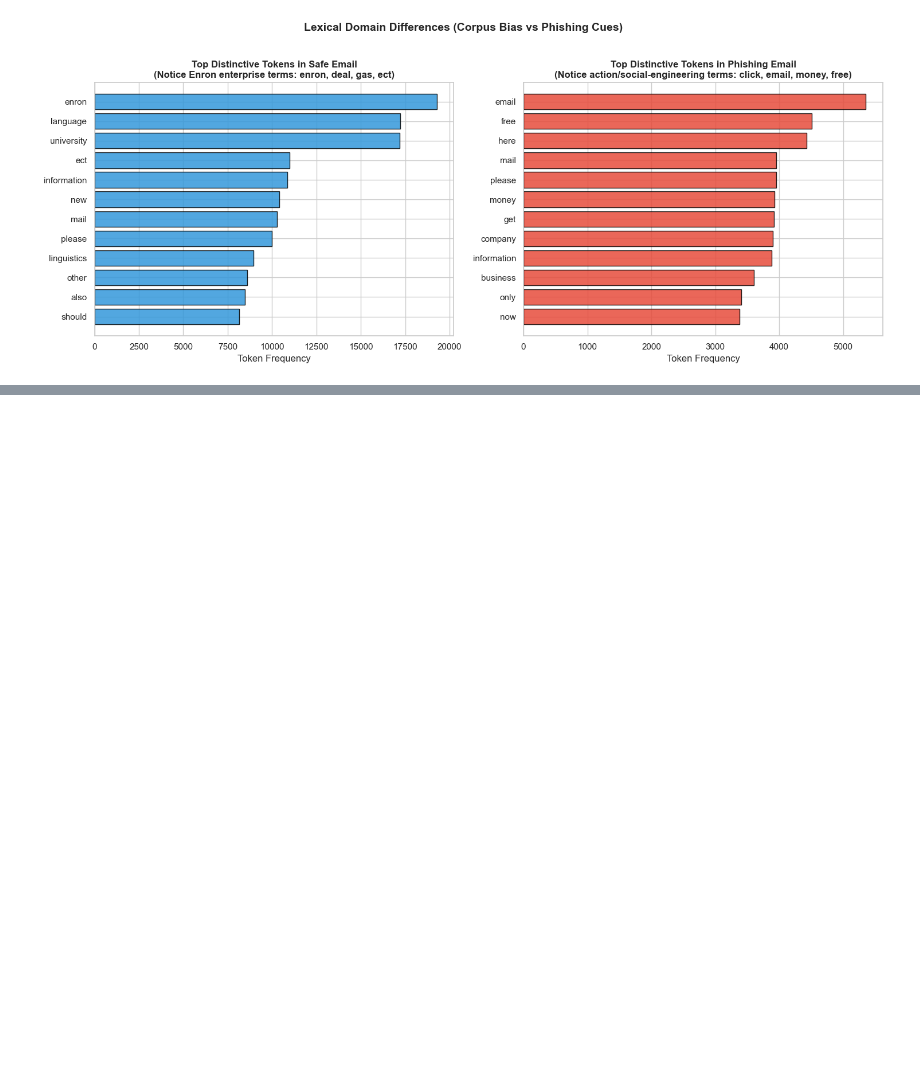
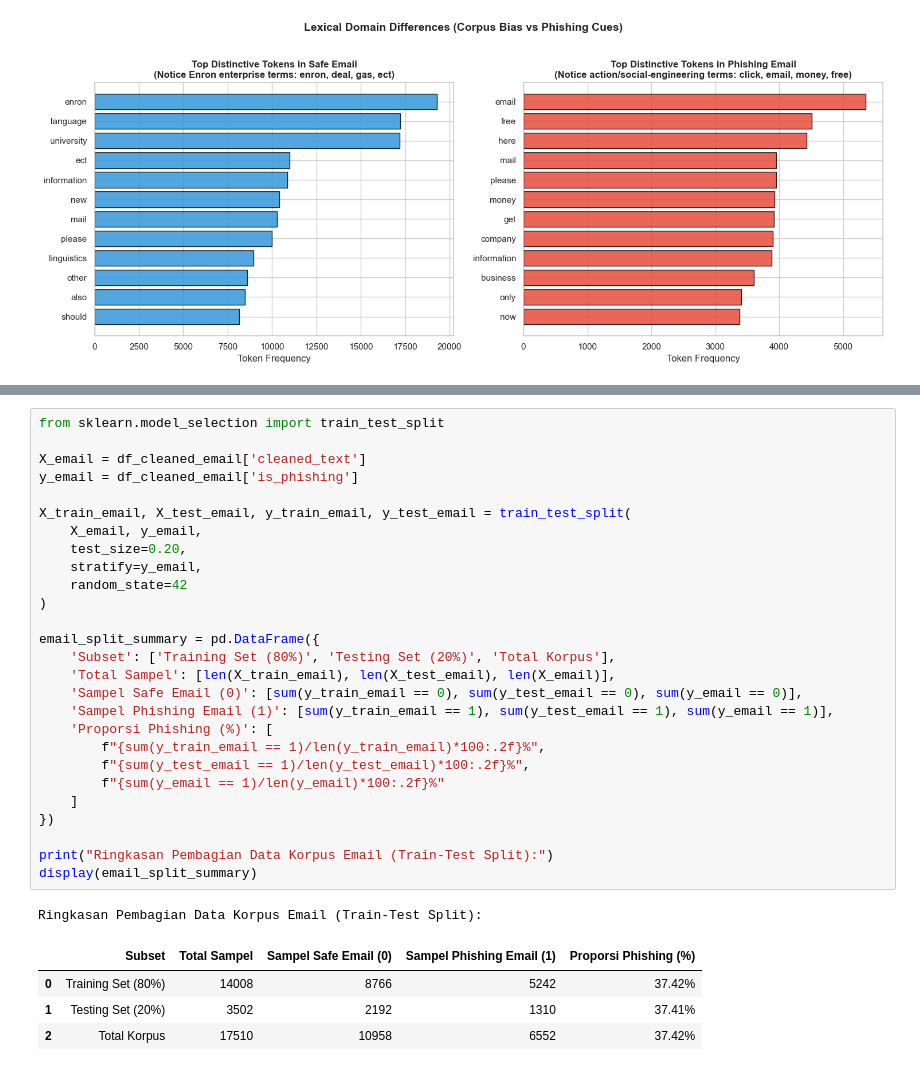
Before and after one commit to fathirrizkifadillah/PhisGuard_Model_Training, a Jupyter notebook: email.ipynb, the cells around one changed output, grey strips where cells are left out. Drawn from its saved outputs; the diff is of its cells as text; blank space fills up the shorter version.

```diff
--- a/email.ipynb
+++ b/email.ipynb
@@ -492,0 +661,33 @@ KESIMPULAN STATISTIK: Terdapat perbedaan distribusi panjang yang sangat signifik
+# %%
+from sklearn.model_selection import train_test_split
+
+X_email = df_cleaned_email['cleaned_text']
+y_email = df_cleaned_email['is_phishing']
+
+X_train_email, X_test_email, y_train_email, y_test_email = train_test_split(
+    X_email, y_email,
+    test_size=0.20,
+    stratify=y_email,
+    random_state=42
+)
+
+email_split_summary = pd.DataFrame({
+    'Subset': ['Training Set (80%)', 'Testing Set (20%)', 'Total Korpus'],
+    'Total Sampel': [len(X_train_email), len(X_test_email), len(X_email)],
+    'Sampel Safe Email (0)': [sum(y_train_email == 0), sum(y_test_email == 0), sum(y_email == 0)],
+    'Sampel Phishing Email (1)': [sum(y_train_email == 1), sum(y_test_email == 1), sum(y_email == 1)],
+    'Proporsi Phishing (%)': [
+        f"{sum(y_train_email == 1)/len(y_train_email)*100:.2f}%",
+        f"{sum(y_test_email == 1)/len(y_test_email)*100:.2f}%",
+        f"{sum(y_email == 1)/len(y_email)*100:.2f}%"
+    ]
+})
+
+print("Ringkasan Pembagian Data Korpus Email (Train-Test Split):")
+display(email_split_summary)
+# %% [output]
+Ringkasan Pembagian Data Korpus Email (Train-Test Split):
+|  | Subset | Total Sampel | Sampel Safe Email (0) | Sampel Phishing Email (1) | Proporsi Phishing (%) |
+| 0 | Training Set (80%) | 14008 | 8766 | 5242 | 37.42% |
+| 1 | Testing Set (20%) | 3502 | 2192 | 1310 | 37.41% |
+| 2 | Total Korpus | 17510 | 10958 | 6552 | 37.42% |
```
Also changed, not shown: parts of 37 cells of this notebook, 7 other files.
